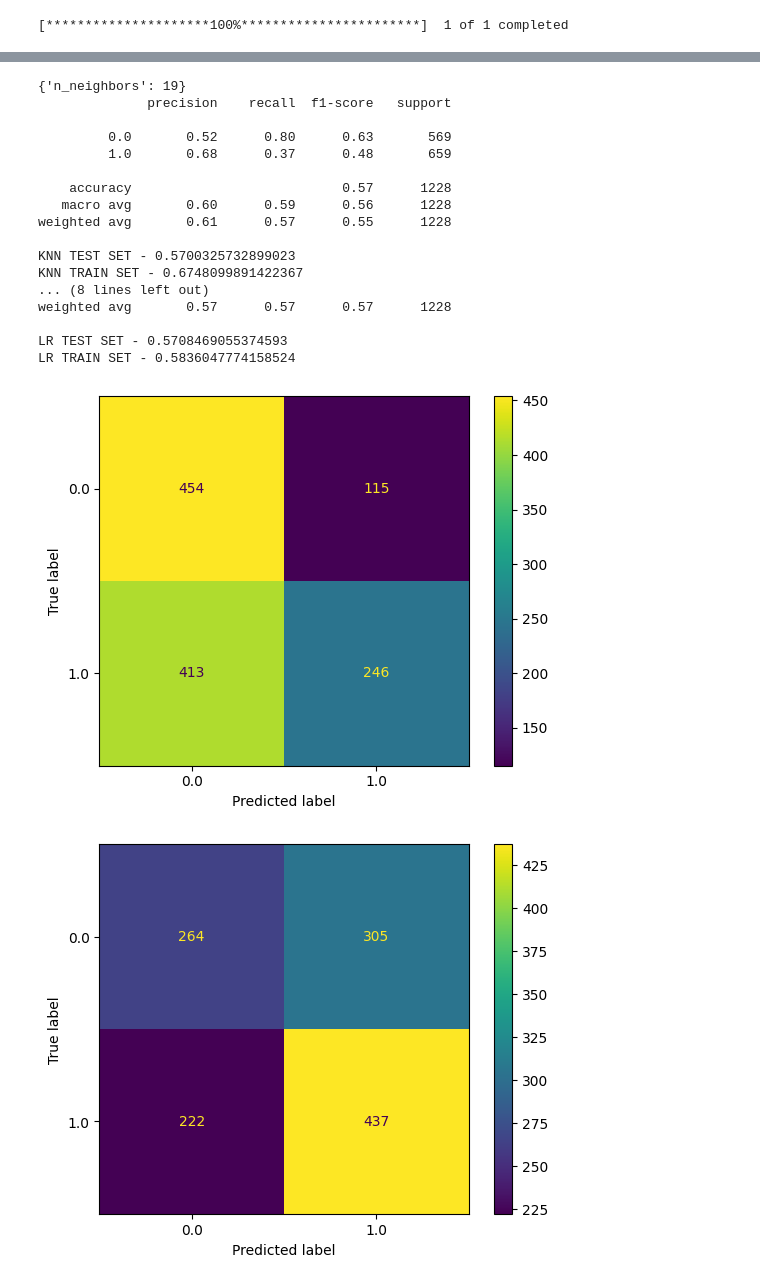
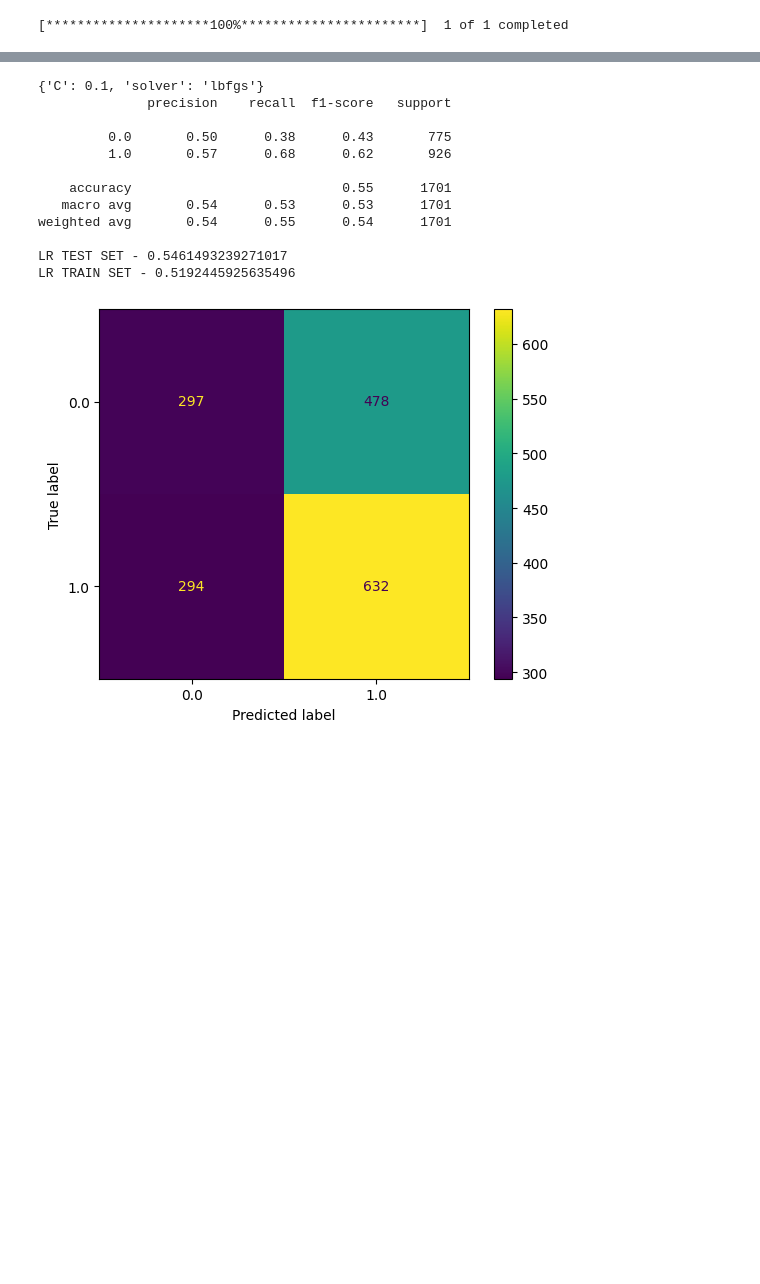
Before and after one commit to hristo-darlyanov/CryptoTradingMLPredictor, a Jupyter notebook: prediction.ipynb, the cells around one changed output, grey strips where cells are left out. Saved outputs shown, nothing was run; the diff lists cells and outputs as text; code cells hidden in the pictures; blank space fills up the shorter version.

```diff
--- a/prediction.ipynb
+++ b/prediction.ipynb
@@ -31,7 +32,7 @@ from sklearn import metrics
 import warnings
 warnings.filterwarnings('ignore')
 # %%
-df = getTickerData(ticker="btc-usd", period="max", interval="1d")
+df = getTickerData(ticker="btc-usd", period="720d", interval="1h")
 df.drop(columns={'Adj Close'}, inplace=True)
 df.rename(columns={'Date':'date', 'Open':'open', 'High':'high','Low':'low', 'Close':'close', 'Volume':'volume'}, inplace=True)
 df = exponential_smooth(df, 0.65)
@@ -46,7 +47,7 @@ df = exponential_smooth(df, 0.65)
 indicators = ['RSI', 'MACD', 'STOCH','ADL', 'ATR', 'MOM', 'MFI', 'ROC', 'OBV', 'CCI', 'EMV', 'VORTEX', 'VAMA', 'ZLEMA', 'VWAP', 'PPO', 'ATR', 'DMI', 'PIVOT_FIB', 'CFI', 'WTO']
 df = getTickerIndicatorData(df, indicators, dropna=True)
 # %%
-df = produce_prediction(df, 14, dropna=True, removeohl=True)
+df = produce_prediction(df, 24, dropna=True, removeohl=True)
 plt.pie(df['pred'].value_counts().values,
         labels=[0, 1], autopct='%1.1f%%')
 plt.show()
@@ -55,7 +56,7 @@ plt.show()
 # %%
 cor_matrix = df.corr().abs()
 upper_tri = cor_matrix.where(np.triu(np.ones(cor_matrix.shape),k=1).astype(bool))
-to_drop = [column for column in upper_tri.columns if any(upper_tri[column] > 0.70)]
+to_drop = [column for column in upper_tri.columns if any(upper_tri[column] > 0.80)]
 df = df.drop(columns=to_drop)
 df.corr().abs().style.background_gradient(cmap='coolwarm')
 # %% [output]
@@ -70,6 +76,6 @@ df.corr().abs().style.background_gradient(cmap='coolwarm')
 features = StandardScaler().fit_transform(df[df.columns.difference(['pred', 'date'])])
 target = df['pred']
 
-X_train, X_test, Y_train, Y_test = train_test_split(features, target, test_size=0.4, shuffle=False)
+X_train, X_test, Y_train, Y_test = train_test_split(features, target, test_size=0.1, shuffle=False)
 X_train.shape
 # %% [output]
@@ -77,25 +83,19 @@ X_train.shape
 # %%
-knn = trained_KNN(X_train, X_test, Y_train, Y_test)
+#knn = trained_KNN(X_train, X_test, Y_train, Y_test)
 lr = trained_LogisticRegression(X_train, X_test, Y_train, Y_test)
 #rfc = trained_RandomForestClassifier(X_train, X_test, Y_train, Y_test)
-vc = trained_VotingClassifier(lr, knn, X_train, X_test, Y_train, Y_test)
+#vc = trained_VotingClassifier(lr, knn, X_train, X_test, Y_train, Y_test)
 # %% [output]
-{'n_neighbors': 19}
+{'C': 0.1, 'solver': 'lbfgs'}
               precision    recall  f1-score   support
 
-         0.0       0.52      0.80      0.63       569
-         1.0       0.68      0.37      0.48       659
+         0.0       0.50      0.38      0.43       775
+         1.0       0.57      0.68      0.62       926
 
-    accuracy                           0.57      1228
-   macro avg       0.60      0.59      0.56      1228
-weighted avg       0.61      0.57      0.55      1228
+    accuracy                           0.55      1701
+   macro avg       0.54      0.53      0.53      1701
+weighted avg       0.54      0.55      0.54      1701
 
-KNN TEST SET - 0.5700325732899023
-KNN TRAIN SET - 0.6748099891422367
-... (8 lines left out)
-weighted avg       0.57      0.57      0.57      1228
-
-LR TEST SET - 0.5708469055374593
-LR TRAIN SET - 0.5836047774158524
+LR TEST SET - 0.5461493239271017
+LR TRAIN SET - 0.5192445925635496
-[figure, old version]
+[figure, new version]
-[figure, removed]
```
Also changed, not shown: parts of 5 cells of this notebook, 1 other file.
